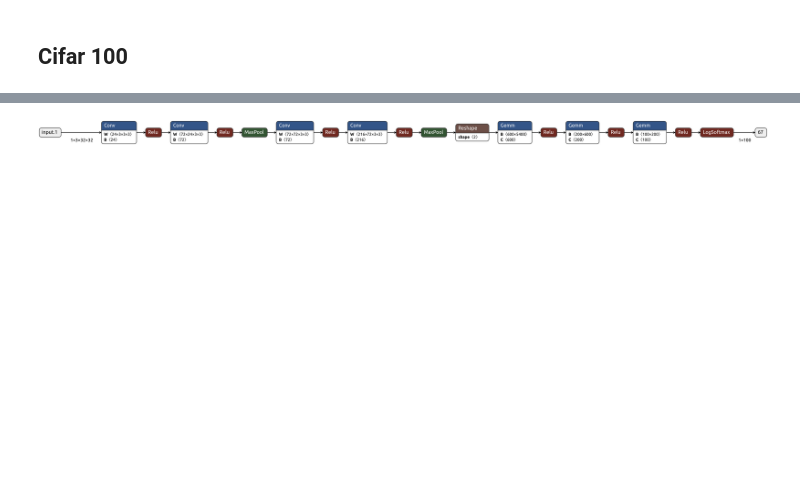
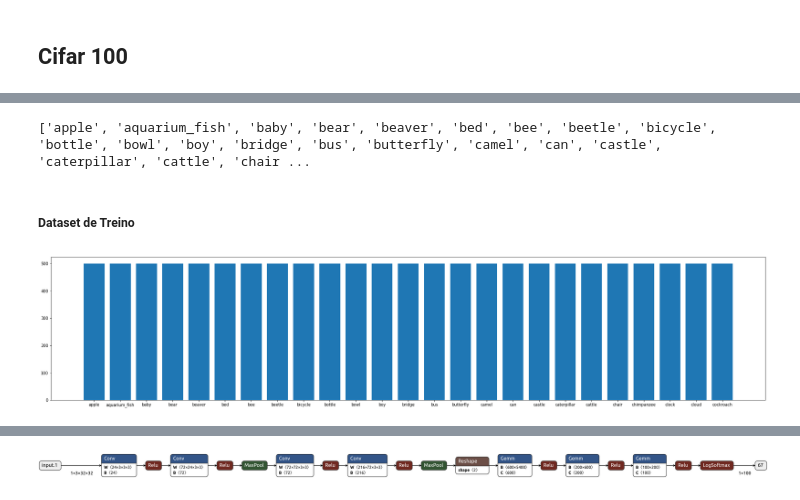
Before and after one commit to aasb2/Introduction-to-Deep-Learning, a Jupyter notebook: Projeto/Projeto.ipynb, the cells around one changed output, grey strips where cells are left out. Drawn from its saved outputs; the diff is of its cells as text; code cells hidden in the pictures; blank space fills up the shorter version.

```diff
--- a/Projeto/Projeto.ipynb
+++ b/Projeto/Projeto.ipynb
@@ -188,4 +190 @@ Transform: Compose(
            )
-# %%
-image,label = ds_train[0]
-print(image.shape)
@@ -378,0 +311,22 @@ print(classes)
+# %%
+print(ds_train.classes)
+# %% [output]
+['apple', 'aquarium_fish', 'baby', 'bear', 'beaver', 'bed', 'bee', 'beetle', 'bicycle', 'bottle', 'bowl', 'boy', 'bridge', 'bus', 'butterfly', 'camel', 'can', 'castle', 'caterpillar', 'cattle', 'chair ...
+# %% [markdown]
+##### Dataset de Treino
+# %%
+data = {}
+
+for image,label in ds_train:
+  if label not in data:
+    data[label] = []
+  data[label].append(image)
+# %%
+qtd = [len(data[i]) for i in range(100)]
+# %%
+fig =  plt.figure(figsize = (25,5))
+ax = fig.add_axes([0,0,1,1])
+ax.bar(classes[0:25], qtd[0:25])
+plt.show()
+# %% [output]
+[figure, added]
```
Also changed, not shown: parts of 127 cells of this notebook, 21 other files.
